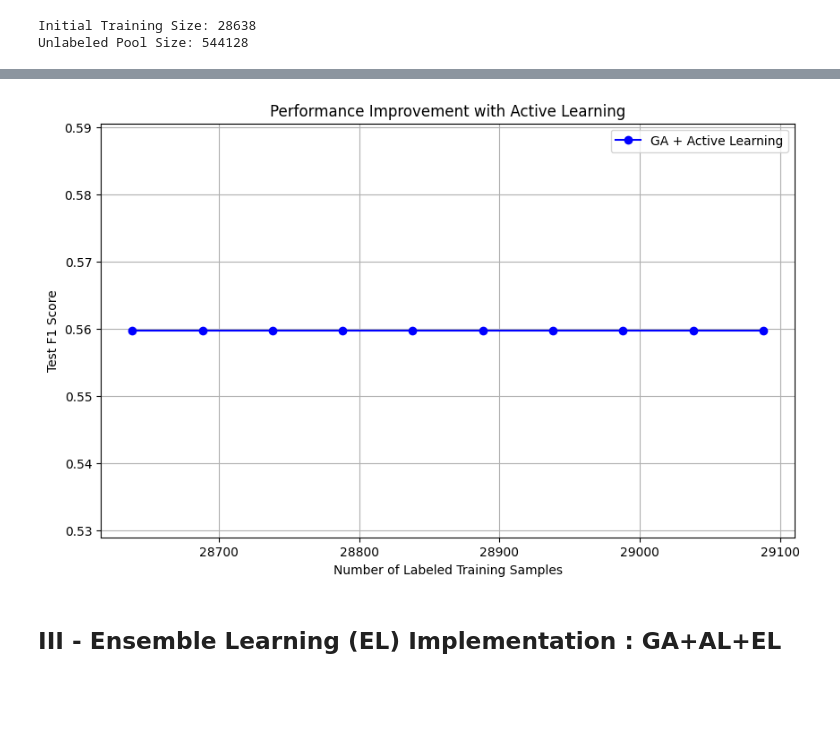
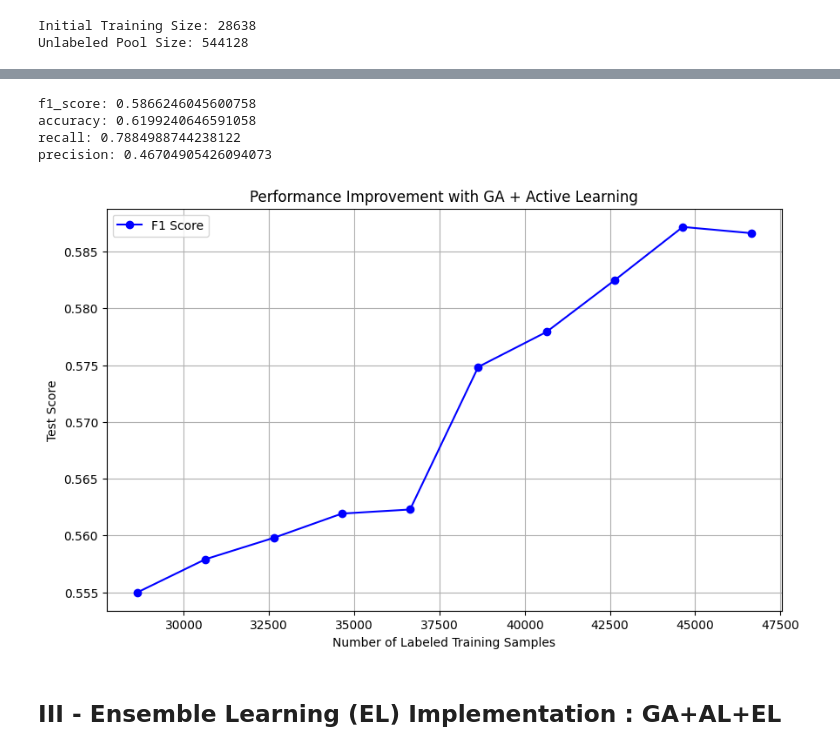
Before and after one commit to aurianemrcln/HomeworkML, a Jupyter notebook: Notebook, ML project - MARCELINO Auriane.ipynb, the cells around one changed output, grey strips where cells are left out. Cells and saved outputs as stored; diff of their text form; code cells hidden in the pictures; blank space fills up the shorter version.

```diff
--- a/Notebook, ML project - MARCELINO Auriane.ipynb
+++ b/Notebook, ML project - MARCELINO Auriane.ipynb
@@ -123,9 +128,12 @@ There is no null values in any column, however, in this dataset, missing values
 
 I replace them using `SimpleImputer`
 # %%
-imputer = SimpleImputer(missing_values=-999, strategy='mean')
-imputer.fit(data)
-data = pd.DataFrame(imputer.transform(data), columns=data.columns)
+data = data.replace(-999.0, np.nan)
+missing_cols = data.columns[data.isnull().mean() > 0.5]
+data = data.drop(columns=missing_cols)
+
+imputer = SimpleImputer(strategy='median')
+data = pd.DataFrame(imputer.fit_transform(data), columns=data.columns)
 # %% [markdown]
 ### 7. Data scaling
 # %%
@@ -196,13 +204,13 @@ print(X_train.shape, X_test.shape)
 # %% [markdown]
 ### 11. Pipeline
 # %%
-preprocessing_pipeline = Pipeline(steps=[
-    ('imputer', SimpleImputer(missing_values=-999, strategy='mean')),
-    ('scaler', MinMaxScaler()),
-    ('pca', PCA(n_components=0.90))
-])
+# preprocessing_pipeline = Pipeline(steps=[
+#     ('imputer', SimpleImputer(missing_values=-999, strategy='mean')),
+#     ('scaler', MinMaxScaler()),
+#     ('pca', PCA(n_components=0.90))
+# ])
 
-preprocessing_pipeline.fit(X_train)
-X_train = preprocessing_pipeline.transform(X_train)
-X_test = preprocessing_pipeline.transform(X_test)
-print(X_train.shape, X_test.shape)
+# preprocessing_pipeline.fit(X_train)
+# X_train = preprocessing_pipeline.transform(X_train)
+# X_test = preprocessing_pipeline.transform(X_test)
+# print(X_train.shape, X_test.shape)
@@ -317,12 +391,9 @@ toolbox.decorate("mutate", gp.staticLimit(key=operator.attrgetter("height"), max
 # %%
 def main():
     random.seed(42)
-
-    # Population size (e.g., 50 or 100 for speed, 300 for better results)
-    pop = toolbox.population(n=50)
+    pop = toolbox.population(n=100)
     hof = tools.HallOfFame(1) # Store the best individual
 
-    # Statistics to track progress
     stats_fit = tools.Statistics(lambda ind: ind.fitness.values)
     stats_size = tools.Statistics(len)
     mstats = tools.MultiStatistics(fitness=stats_fit, size=stats_size)
@@ -331,8 +402,6 @@ def main():
     mstats.register("min", np.min)
     mstats.register("max", np.max)
 
-    # Run the algorithm
-    # cxpb = crossover probability, mutpb = mutation probability, ngen = generations
     pop, log = algorithms.eaSimple(pop, toolbox, cxpb=0.5, mutpb=0.1, ngen=40,
                                    stats=mstats, halloffame=hof, verbose=True)
 
@@ -581,19 +645,36 @@ Current Test Accuracy: 0.6422
 Active Learning Complete.
+# %%
+accuracies.append(history_accuracy[-1])
+f1_scores.append(history_f1[-1])
+recall_scores.append(history_recall[-1])
+precisions.append(history_precision[-1])
+
+print(f"f1_score: {history_f1[-1]}")
+print(f"accuracy: {history_accuracy[-1]}")
+print(f"recall: {history_recall[-1]}")
+print(f"precision: {history_precision[-1]}")
+# %% [output]
+f1_score: 0.5866246045600758
+accuracy: 0.6199240646591058
+recall: 0.7884988744238122
+precision: 0.46704905426094073
 # %%
 plt.figure(figsize=(10, 6))
 
 # Plot Accuracy/F1 vs Number of Training Samples
-plt.plot(history_num_samples, history_f1, marker='o', linestyle='-', color='b', label='GA + Active Learning')
-
-plt.title('Performance Improvement with Active Learning')
+plt.plot(history_num_samples, history_f1, marker='o', linestyle='-', color='b', label='F1 Score')
+# plt.plot(history_num_samples, history_accuracy, marker='s', linestyle='--', color='g', label='Accuracy')
+# plt.plot(history_num_samples, history_recall, marker='^', linestyle='-.', color='r', label='Recall')
+# plt.plot(history_num_samples, history_precision, marker='x', linestyle=':', color='m', label='Precision')
+plt.title('Performance Improvement with GA + Active Learning')
 plt.xlabel('Number of Labeled Training Samples')
-plt.ylabel('Test F1 Score') # Or Accuracy, depending on what you logged
+plt.ylabel('Test Score') # Or Accuracy, depending on what you logged
 plt.grid(True)
 plt.legend()
 
 plt.show()
 # %% [output]
-[figure, old version]
+[figure, new version]
 # %% [markdown]
 ## III - Ensemble Learning (EL) Implementation : GA+AL+EL
 # %%
```
Also changed, not shown: parts of 18 cells of this notebook.
